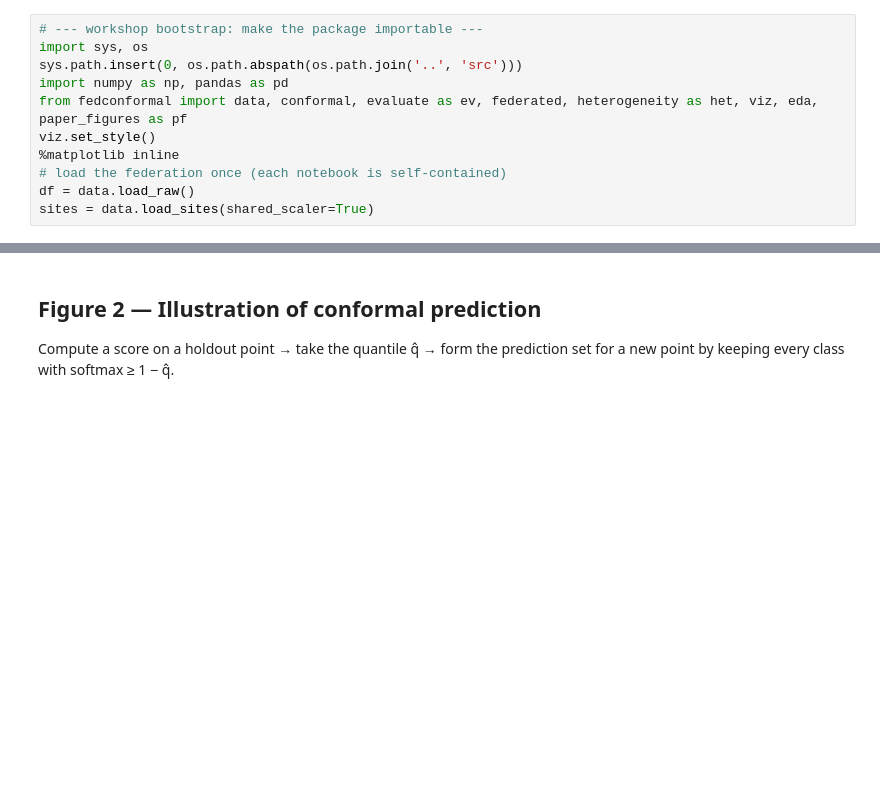
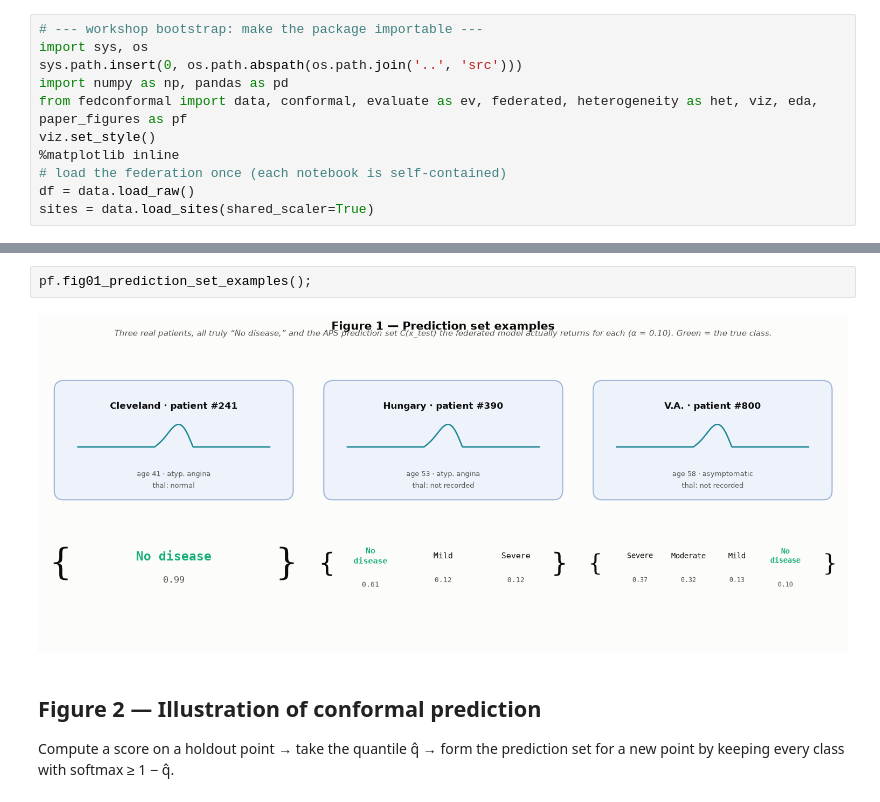
Before and after one commit to arnabmukherjee91/fedconformal-clinical, a Jupyter notebook: notebooks/05_recreating_paper_figures.ipynb, the cells around one changed output, grey strips where cells are left out. Saved outputs shown, nothing was run; the diff lists cells and outputs as text; blank space fills up the shorter version.

Commit message:
Updated Figures.

```diff
--- a/notebooks/05_recreating_paper_figures.ipynb
+++ b/notebooks/05_recreating_paper_figures.ipynb
@@ -15,3 +18,7 @@ sites = data.load_sites(shared_scaler=True)
+# %%
+pf.fig01_prediction_set_examples();
+# %% [output]
+[figure, added]
 # %% [markdown]
 ## Figure 2 — Illustration of conformal prediction
 Compute a score on a holdout point → take the quantile q̂ → form the prediction set for a new point by keeping every class with softmax ≥ 1 − q̂.
```
Also changed, not shown: parts of 2 cells of this notebook, 20 other files.
